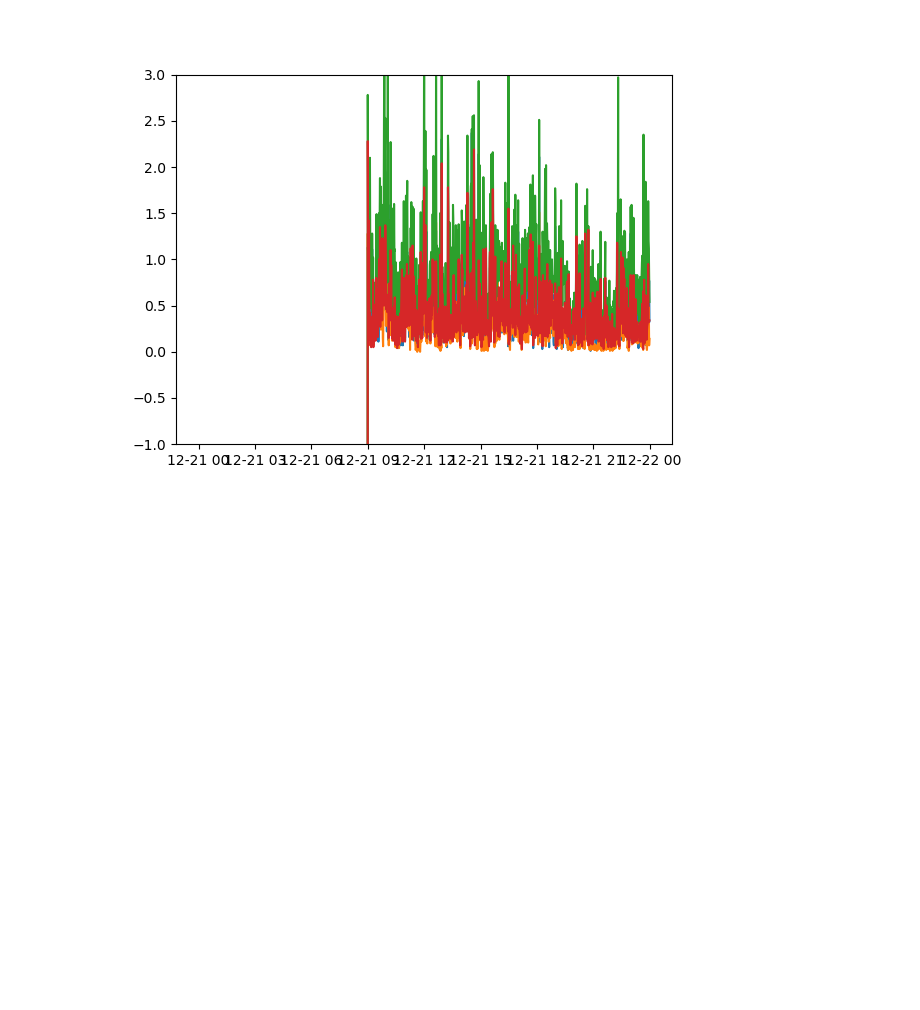
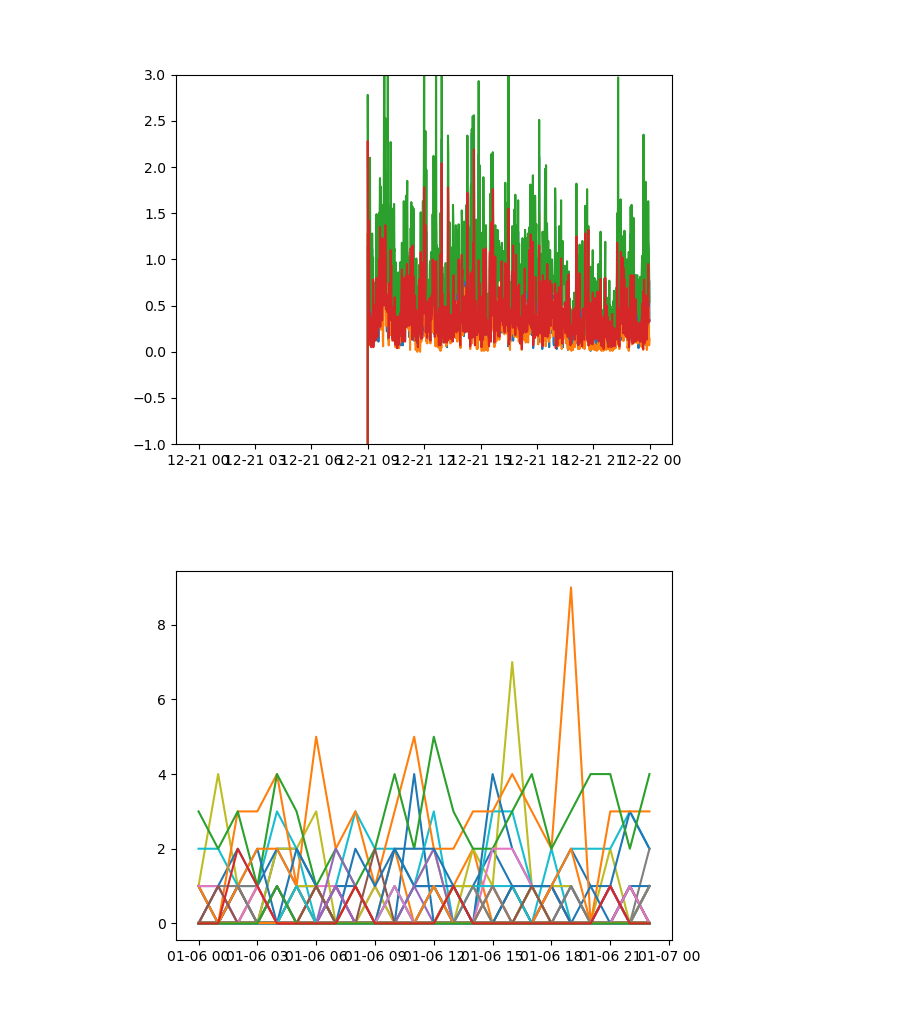
Before and after one commit to SciQLop/PyISTP, a Jupyter notebook: notebooks/RandomPlots.ipynb, the cells around one changed output. Saved outputs shown, nothing was run; the diff lists cells and outputs as text; code cells hidden in the pictures; blank space fills up the shorter version.

Commit message:
Adds few more plots in sample notebooks
Signed-off-by: Alexis Jeandet <alexis.jeandet@member.fsf.org>

```diff
--- a/notebooks/RandomPlots.ipynb
+++ b/notebooks/RandomPlots.ipynb
@@ -62,3 +62,13 @@ plt.ylim(-1,3)
 [figure]
 [figure]
 [figure]
+# %%
+ac_h2_sis = pyistp.load(
+    requests.get(
+        "https://cdaweb.gsfc.nasa.gov/pub/data/ace/sis/level_2_cdaweb/sis_h2/2021/ac_h2_sis_20210106_v09.cdf").content)
+
+plot_timeserie(ac_h2_sis,
+               ['cnt_Ni', 'cnt_Ne', 'cnt_Ar', 'cnt_C', 'cnt_Ca', 'cnt_Fe', 'cnt_He', 'cnt_N', 'cnt_O', 'cnt_Na',
+                'cnt_Mg', 'cnt_Si', 'cnt_S'])
+# %% [output]
+[figure, added]
```
Also changed, not shown: 1 other file.
